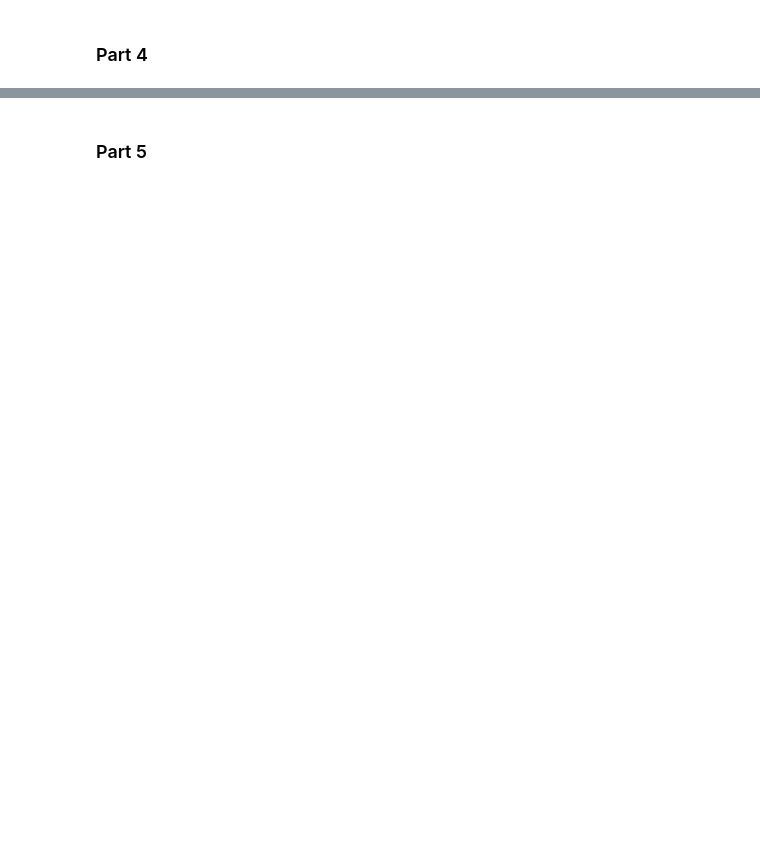
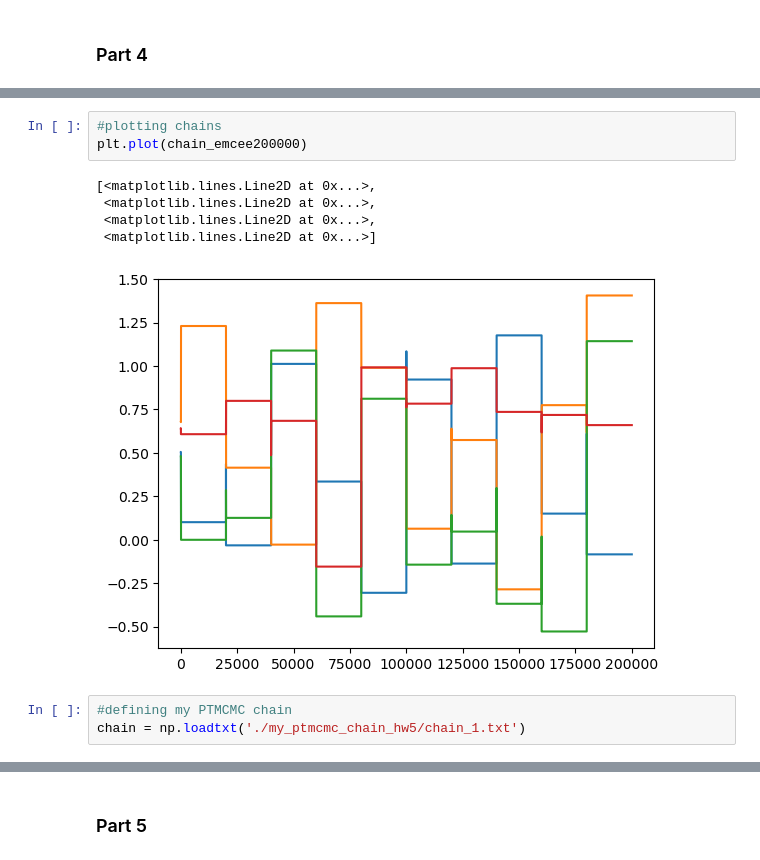
Before and after one commit to VanderbiltAstronomy/astr_8070_s24, a Jupyter notebook: coursework/student_folders/Ryan_Nowicki/vu_astr8070_s24_hw5_RyanNowicki.ipynb, the cells around one changed output, grey strips where cells are left out. Saved outputs shown, nothing was run; the diff lists cells and outputs as text; blank space fills up the shorter version.

```diff
--- a/coursework/student_folders/Ryan_Nowicki/vu_astr8070_s24_hw5_RyanNowicki.ipynb
+++ b/coursework/student_folders/Ryan_Nowicki/vu_astr8070_s24_hw5_RyanNowicki.ipynb
@@ -203,0 +305,12 @@ sampler = ptmcmc(ndim, logLikelihood, logPrior, cov,    #number of dimensions, l
+# %%
+#plotting chains
+plt.plot(chain_emcee200000)
+# %% [output]
+[<matplotlib.lines.Line2D at 0x...>,
+ <matplotlib.lines.Line2D at 0x...>,
+ <matplotlib.lines.Line2D at 0x...>,
+ <matplotlib.lines.Line2D at 0x...>]
+[figure, added]
+# %%
+#defining my PTMCMC chain
+chain = np.loadtxt('./my_ptmcmc_chain_hw5/chain_1.txt')
```
Also changed, not shown: parts of 37 cells of this notebook.
